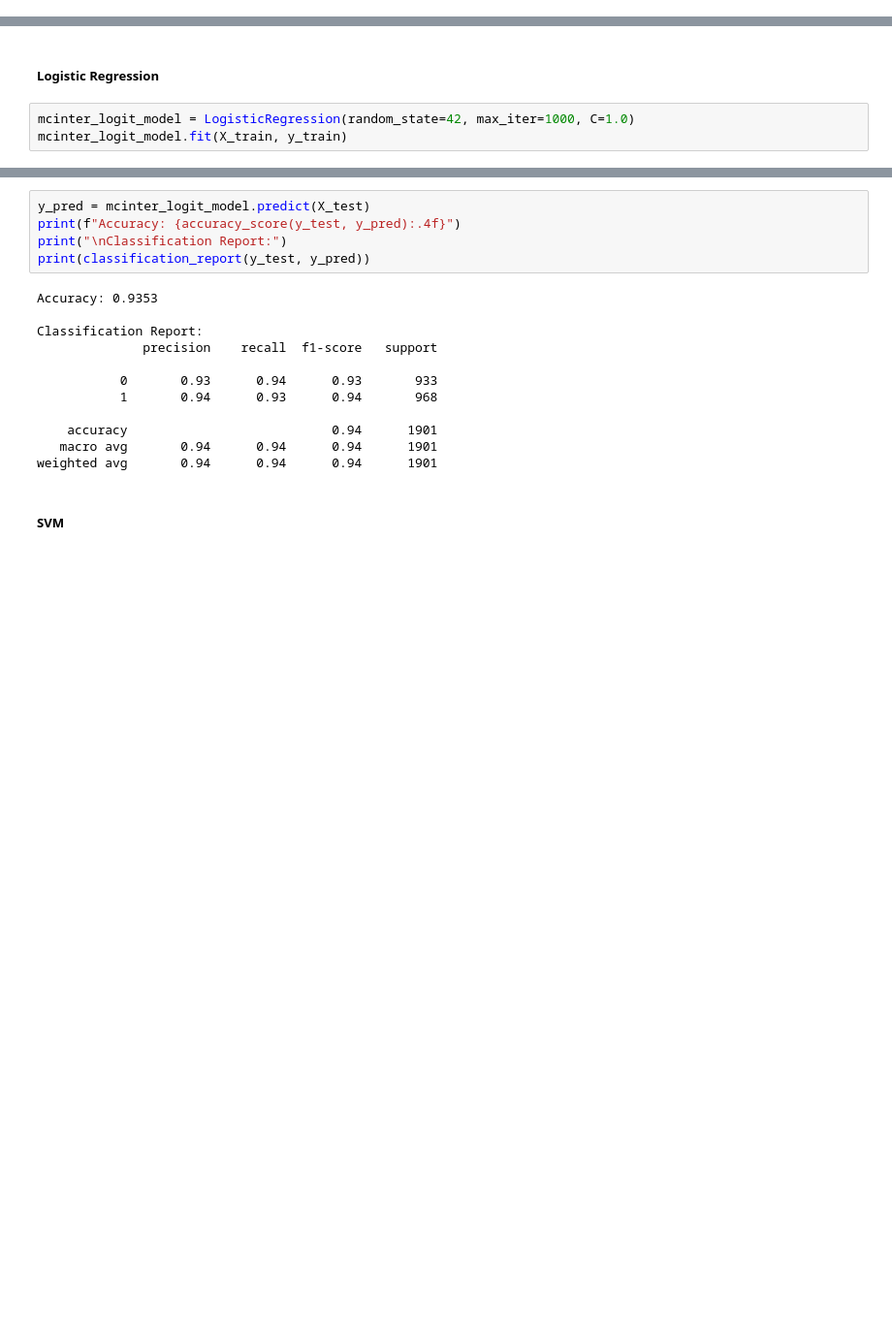
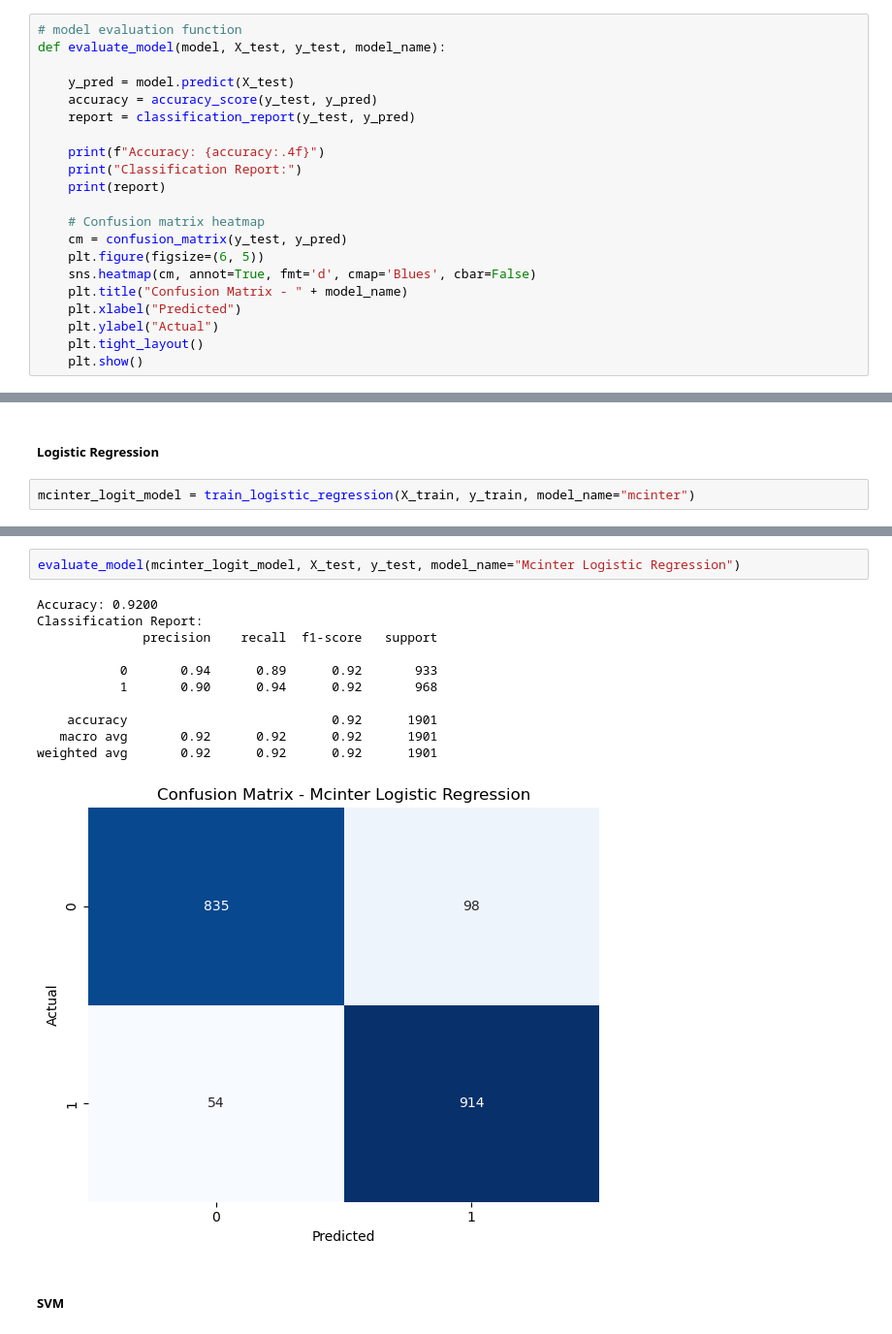
Before and after one commit to fahadthakur/mxn442-assignment2, a Jupyter notebook: fake_news_classifier.ipynb, the cells around one changed output, grey strips where cells are left out. Shown at 97% size. Saved outputs shown, nothing was run; the diff lists cells and outputs as text; blank space fills up the shorter version.

Commit message:
added model caching, grid search, & confusion matrix heatmaps

```diff
--- a/fake_news_classifier.ipynb
+++ b/fake_news_classifier.ipynb
@@ -109,3 +235,24 @@ def load_lf_xlsx(xlsx_path: str) -> pd.DataFrame:
+# %%
+# model evaluation function
+def evaluate_model(model, X_test, y_test, model_name):
+
+    y_pred = model.predict(X_test)
+    accuracy = accuracy_score(y_test, y_pred)
+    report = classification_report(y_test, y_pred)
+
+    print(f"Accuracy: {accuracy:.4f}")
+    print("Classification Report:")
+    print(report)
+
+    # Confusion matrix heatmap
+    cm = confusion_matrix(y_test, y_pred)
+    plt.figure(figsize=(6, 5))
+    sns.heatmap(cm, annot=True, fmt='d', cmap='Blues', cbar=False)
+    plt.title("Confusion Matrix - " + model_name)
+    plt.xlabel("Predicted")
+    plt.ylabel("Actual")
+    plt.tight_layout()
+    plt.show()
 # %% [markdown]
 ### Datasets
 # %% [markdown]
@@ -233,6 +356,5 @@ High condition number suggests severe multicollinearity
 # %% [markdown]
 ##### Logistic Regression
 # %%
-mcinter_logit_model = LogisticRegression(random_state=42, max_iter=1000, C=1.0)
-mcinter_logit_model.fit(X_train, y_train)
+mcinter_logit_model = train_logistic_regression(X_train, y_train, model_name="mcinter")
 # %% [output]
@@ -240,20 +362,17 @@ LogisticRegression(max_iter=1000, random_state=42)
 # %%
-y_pred = mcinter_logit_model.predict(X_test)
-print(f"Accuracy: {accuracy_score(y_test, y_pred):.4f}")
-print("\nClassification Report:")
-print(classification_report(y_test, y_pred))
+evaluate_model(mcinter_logit_model, X_test, y_test, model_name="Mcinter Logistic Regression")
 # %% [output]
-Accuracy: 0.9353
-
+Accuracy: 0.9200
 Classification Report:
               precision    recall  f1-score   support
 
-           0       0.93      0.94      0.93       933
-           1       0.94      0.93      0.94       968
+           0       0.94      0.89      0.92       933
+           1       0.90      0.94      0.92       968
 
-    accuracy                           0.94      1901
-   macro avg       0.94      0.94      0.94      1901
-weighted avg       0.94      0.94      0.94      1901
+    accuracy                           0.92      1901
+   macro avg       0.92      0.92      0.92      1901
+weighted avg       0.92      0.92      0.92      1901
+[figure, added]
 # %% [markdown]
 ##### SVM
 # %%
```
Also changed, not shown: parts of 18 cells of this notebook, 6 other files.
